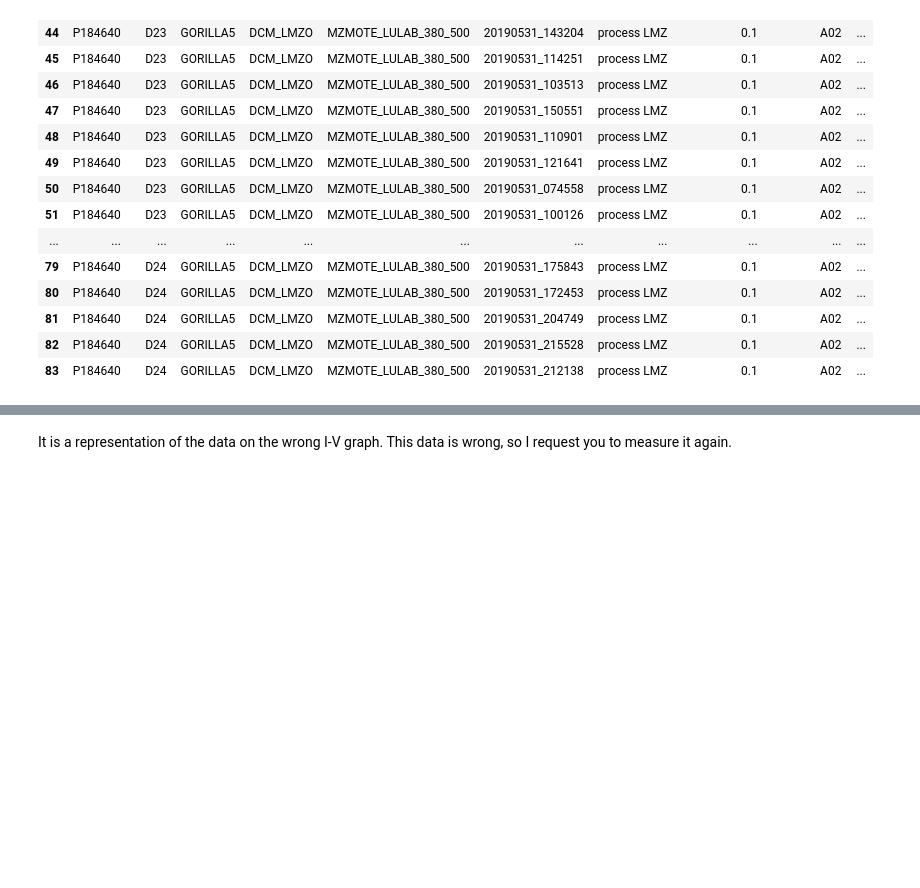
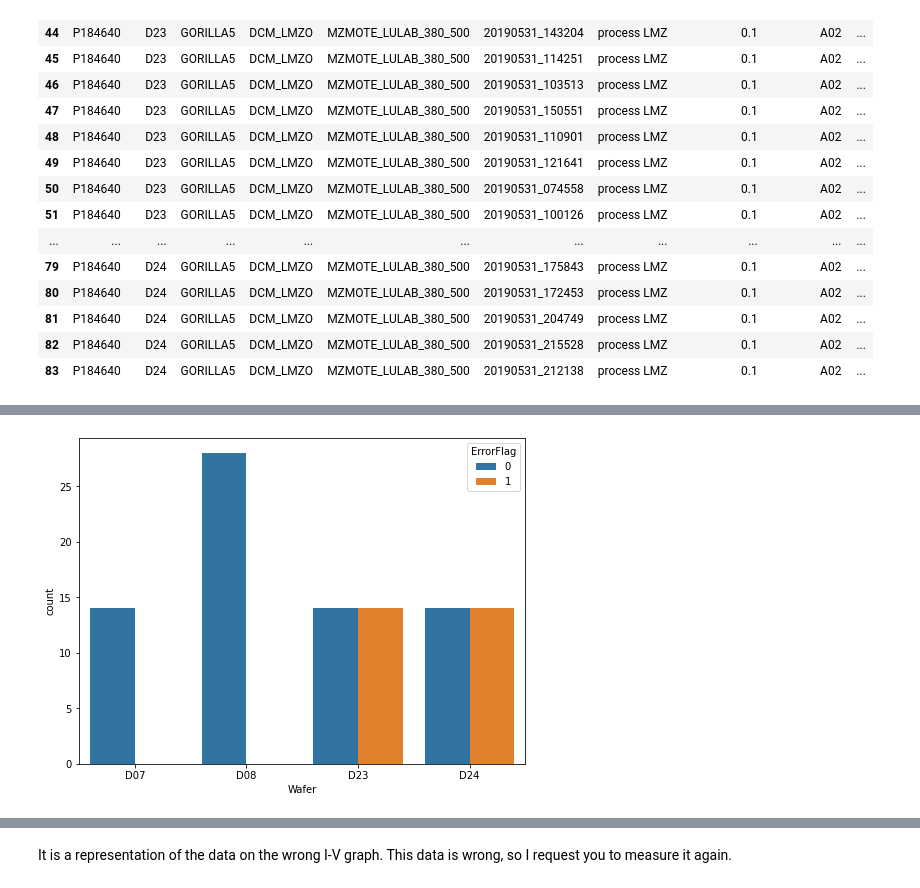
Before and after one commit to Jeon-suin/PE02_A02_SBBFU-1, a Jupyter notebook: doc/Final Document.ipynb, the cells around one changed output, grey strips where cells are left out. Cells and saved outputs as stored; diff of their text form; code cells hidden in the pictures; blank space fills up the shorter version.

```diff
--- a/doc/Final Document.ipynb
+++ b/doc/Final Document.ipynb
@@ -304,0 +295,6 @@ df_res[df_res['ErrorFlag'] == 1]
+# %%
+g = plt.gcf()
+g.set_size_inches(8, 6)
+g=sns.countplot(data=df_res, x='Wafer',hue="ErrorFlag")
+# %% [output]
+[figure, added]
```
Also changed, not shown: parts of 14 cells of this notebook.
